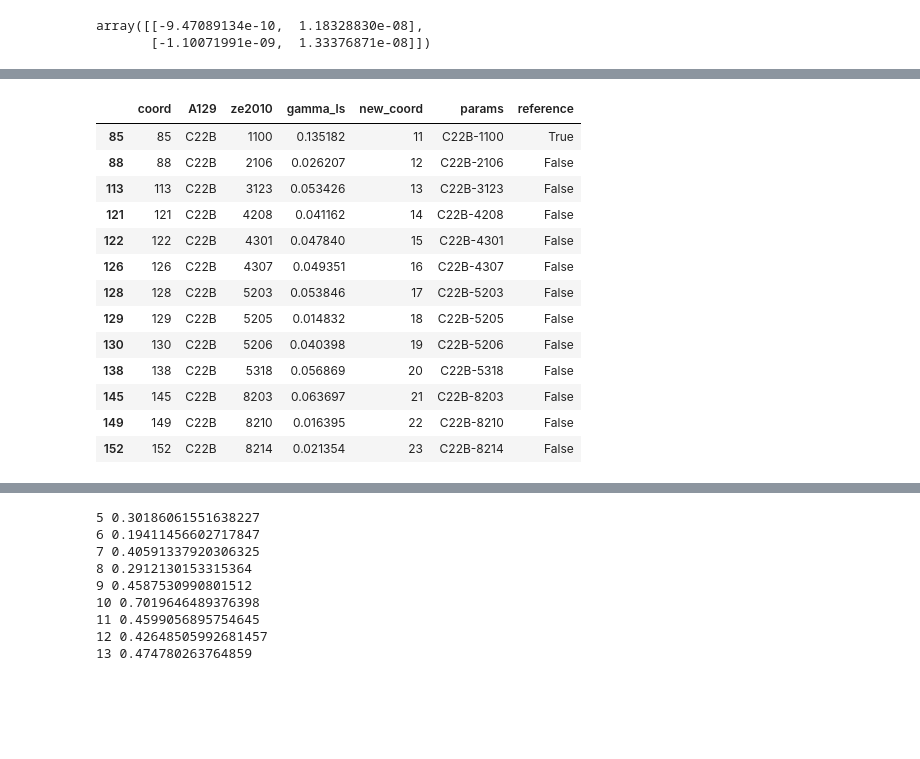
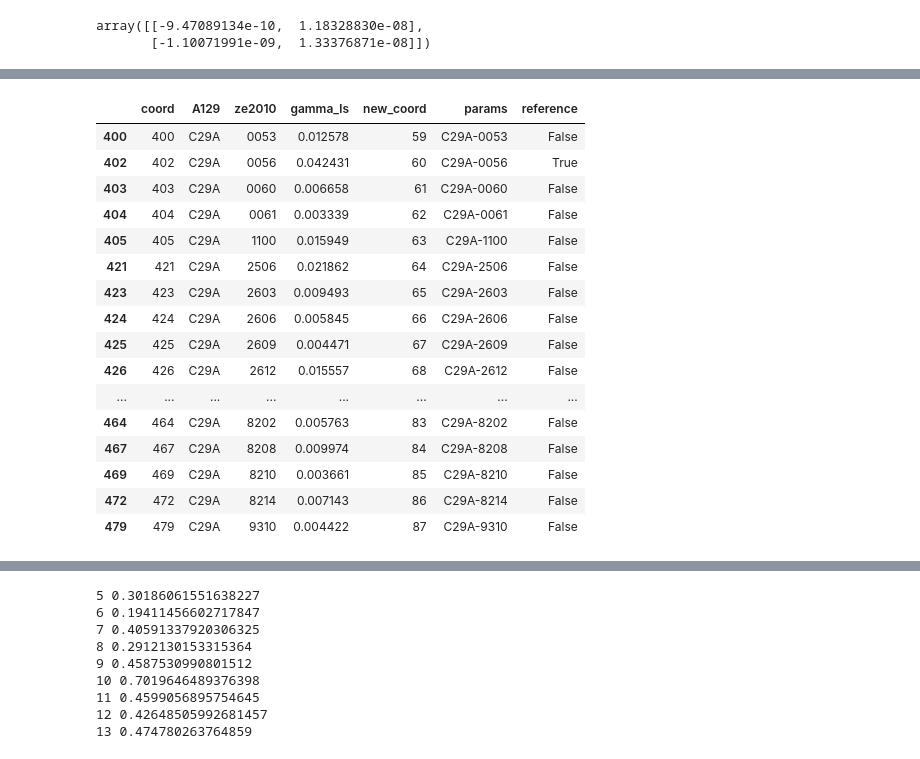
Before and after one commit to SwannChelly/SMM_Spatial_Comovement, a Jupyter notebook: analysis.ipynb, the cells around one changed output, grey strips where cells are left out. Cells and saved outputs as stored; diff of their text form; code cells hidden in the pictures; blank space fills up the shorter version.

```diff
--- a/analysis.ipynb
+++ b/analysis.ipynb
@@ -1775,17 +1775,20 @@ array([[ 0.92891808, -0.10339769, -0.07281859, -0.07731707, -0.05407904,
 # %%
-df_gamma.query('A129 == "C22B"')
+df_gamma.query('A129 == "C29A"')
 # %% [output]
 |  | coord | A129 | ze2010 | gamma_ls | new_coord | params | reference |
-| 85 | 85 | C22B | 1100 | 0.135182 | 11 | C22B-1100 | True |
-| 88 | 88 | C22B | 2106 | 0.026207 | 12 | C22B-2106 | False |
-| 113 | 113 | C22B | 3123 | 0.053426 | 13 | C22B-3123 | False |
-| 121 | 121 | C22B | 4208 | 0.041162 | 14 | C22B-4208 | False |
-| 122 | 122 | C22B | 4301 | 0.047840 | 15 | C22B-4301 | False |
-| 126 | 126 | C22B | 4307 | 0.049351 | 16 | C22B-4307 | False |
-| 128 | 128 | C22B | 5203 | 0.053846 | 17 | C22B-5203 | False |
-| 129 | 129 | C22B | 5205 | 0.014832 | 18 | C22B-5205 | False |
-| 130 | 130 | C22B | 5206 | 0.040398 | 19 | C22B-5206 | False |
-| 138 | 138 | C22B | 5318 | 0.056869 | 20 | C22B-5318 | False |
-| 145 | 145 | C22B | 8203 | 0.063697 | 21 | C22B-8203 | False |
-| 149 | 149 | C22B | 8210 | 0.016395 | 22 | C22B-8210 | False |
-| 152 | 152 | C22B | 8214 | 0.021354 | 23 | C22B-8214 | False |
+| 400 | 400 | C29A | 0053 | 0.012578 | 59 | C29A-0053 | False |
+| 402 | 402 | C29A | 0056 | 0.042431 | 60 | C29A-0056 | True |
+| 403 | 403 | C29A | 0060 | 0.006658 | 61 | C29A-0060 | False |
+| 404 | 404 | C29A | 0061 | 0.003339 | 62 | C29A-0061 | False |
+| 405 | 405 | C29A | 1100 | 0.015949 | 63 | C29A-1100 | False |
+| 421 | 421 | C29A | 2506 | 0.021862 | 64 | C29A-2506 | False |
+| 423 | 423 | C29A | 2603 | 0.009493 | 65 | C29A-2603 | False |
+| 424 | 424 | C29A | 2606 | 0.005845 | 66 | C29A-2606 | False |
+| 425 | 425 | C29A | 2609 | 0.004471 | 67 | C29A-2609 | False |
+| 426 | 426 | C29A | 2612 | 0.015557 | 68 | C29A-2612 | False |
+| ... | ... | ... | ... | ... | ... | ... | ... |
+| 464 | 464 | C29A | 8202 | 0.005763 | 83 | C29A-8202 | False |
+| 467 | 467 | C29A | 8208 | 0.009974 | 84 | C29A-8208 | False |
+| 469 | 469 | C29A | 8210 | 0.003661 | 85 | C29A-8210 | False |
+| 472 | 472 | C29A | 8214 | 0.007143 | 86 | C29A-8214 | False |
+| 479 | 479 | C29A | 9310 | 0.004422 | 87 | C29A-9310 | False |
```
Also changed, not shown: parts of 7 cells of this notebook.
